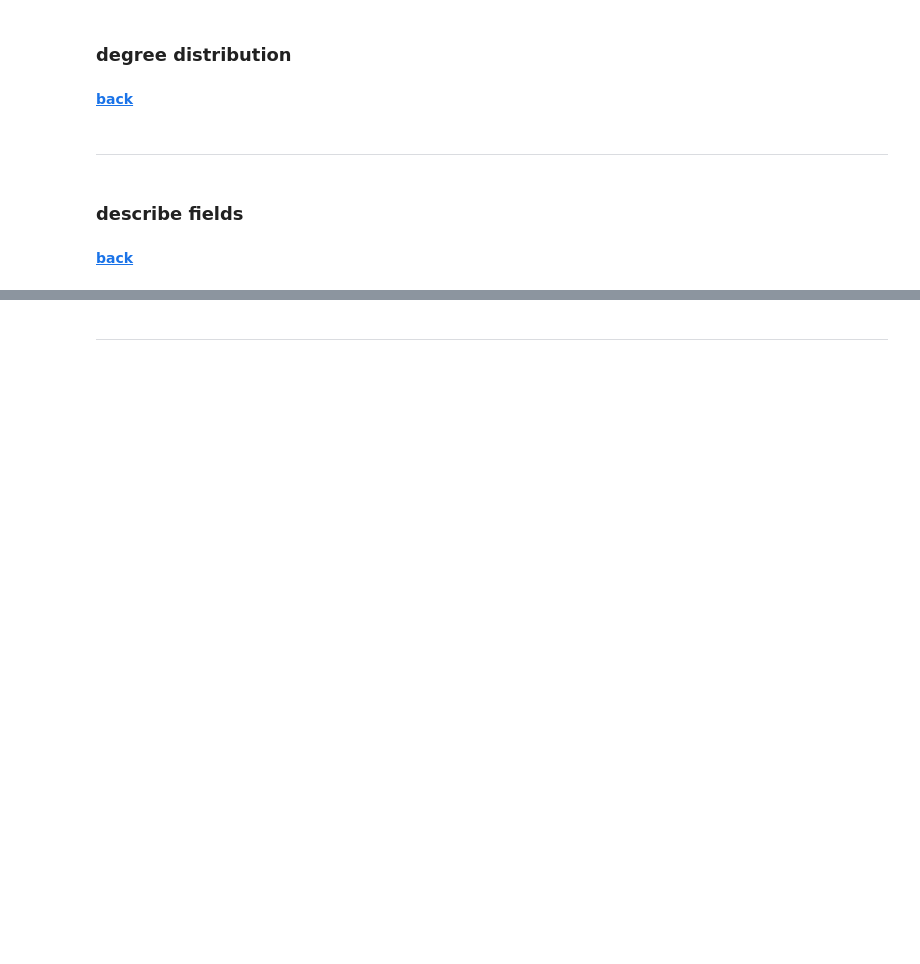
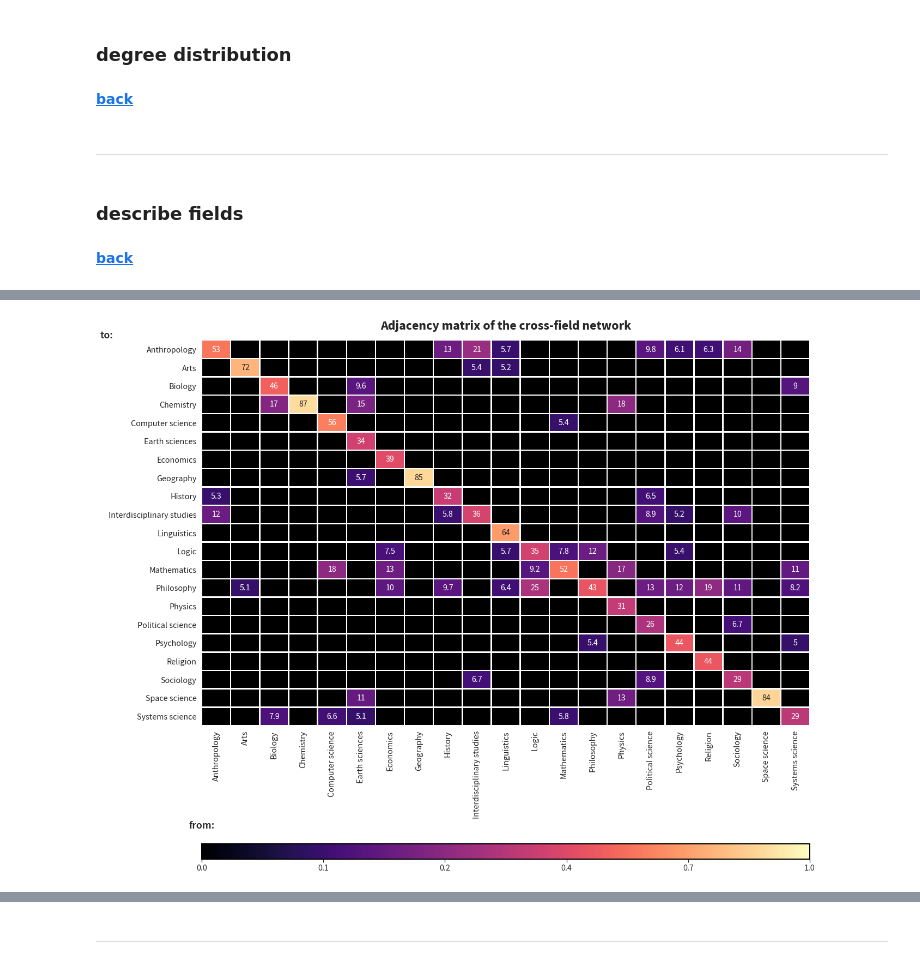
Before and after one commit to dormanh/wikipedia_philosophy, a Jupyter notebook: analysis.ipynb, the cells around one changed output, grey strips where cells are left out. Cells and saved outputs as stored; diff of their text form; code cells hidden in the pictures; blank space fills up the shorter version.

```diff
--- a/analysis.ipynb
+++ b/analysis.ipynb
@@ -702,16 +890,18 @@ plt.savefig("figs/rankings.png", bbox_inches="tight")
 # %%
 field_link_matrix.apply(lambda c: c / c.sum()).pipe(
     lambda df: corr_heatmap(
         df,
-        "Distribution of hyperlinks between fields",
+        "Adjacency matrix of the cross-field network",
         figsize=(20, 20),
         annot=(df * 100).round(2),
         vmin=0.05,
         mask=df < 0.05,
         enhance=True,
         xlabel="from:",
         ylabel="to:",
         cbar_pad=0.2,
-        save=True,
+        save=True
     )
 )
+# %% [output]
+[figure, added]
```
Also changed, not shown: parts of 109 cells of this notebook, 1 other file.
